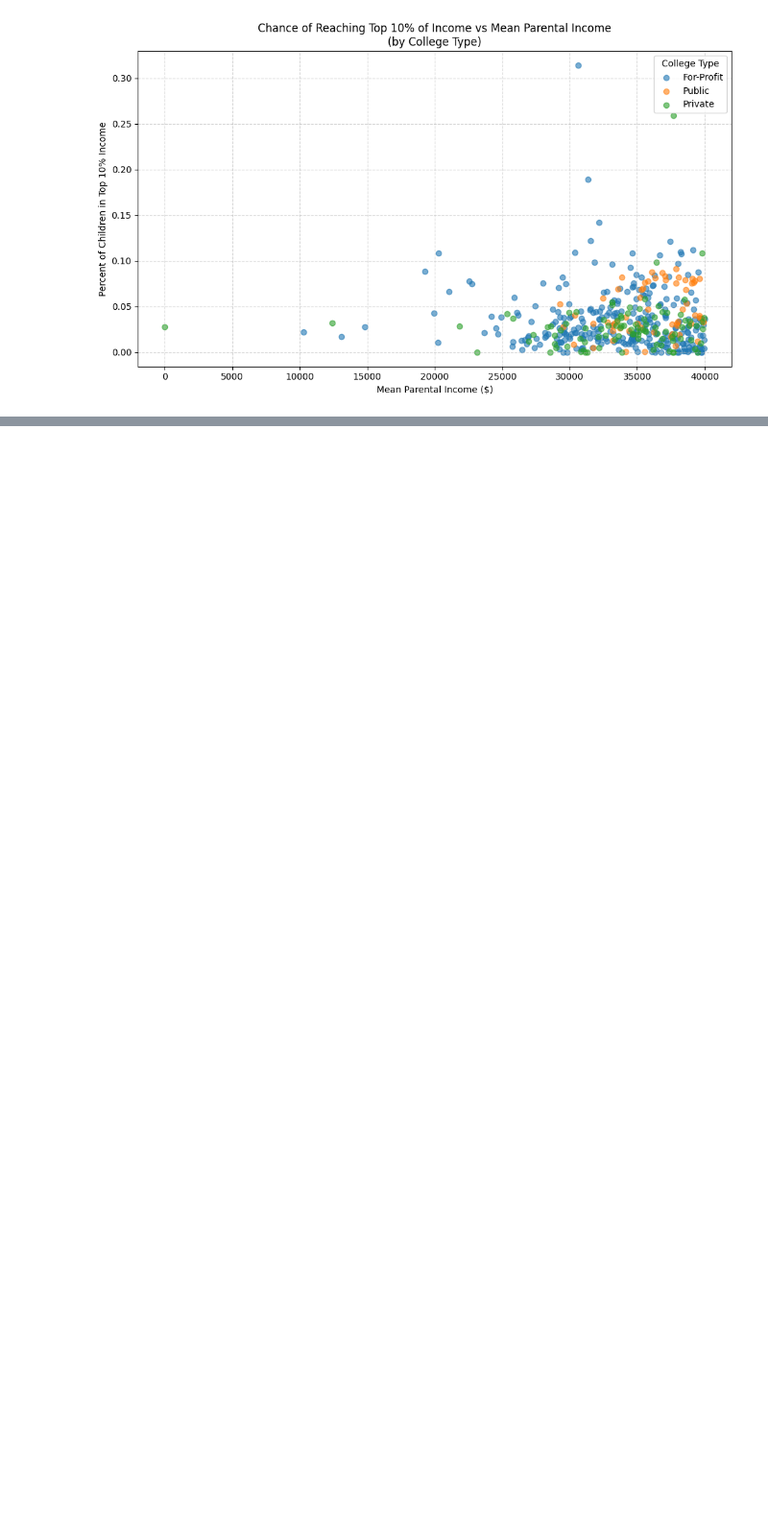
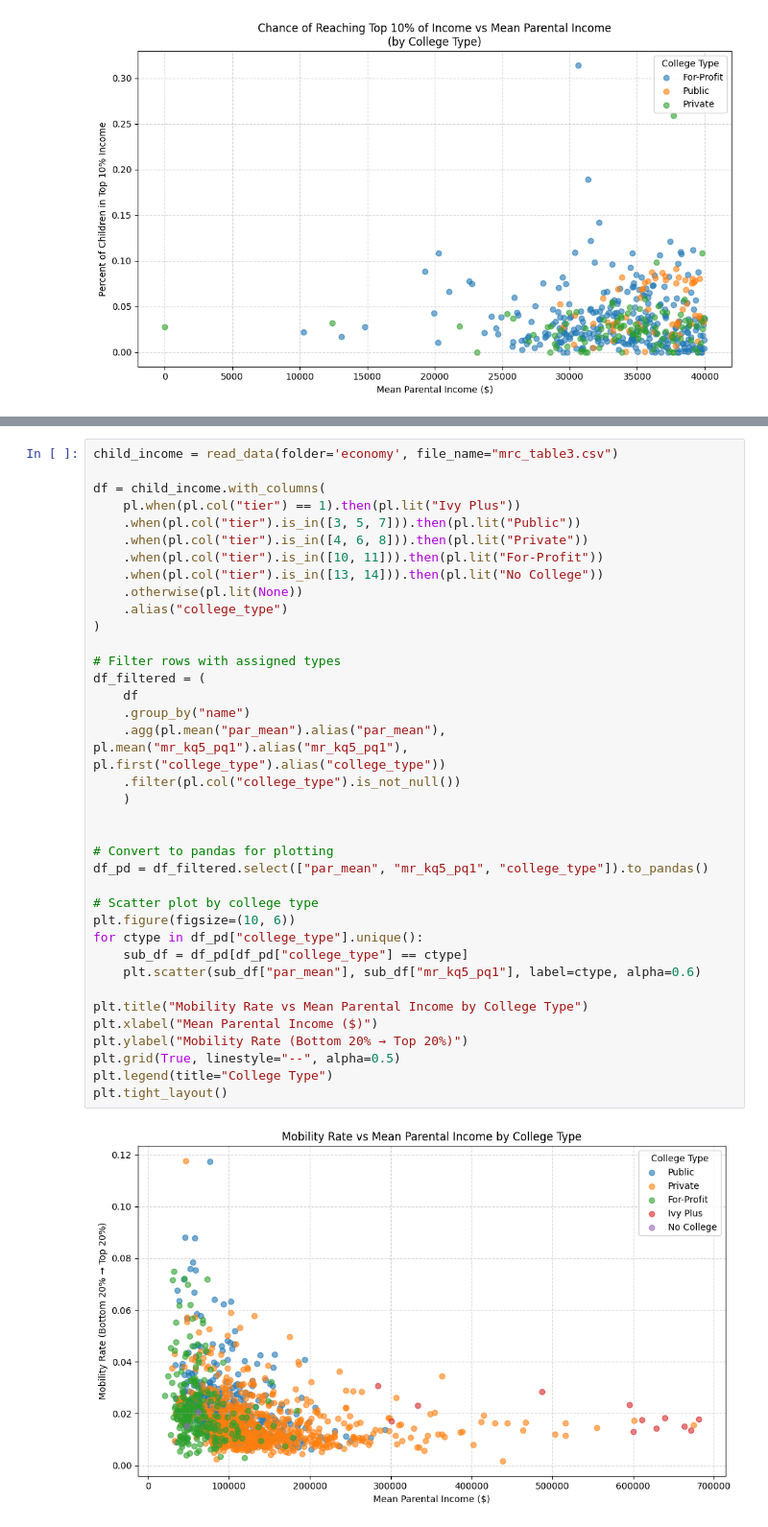
Before and after one commit to brendandoner-breathetransport/breathe, a Jupyter notebook: notebooks/pipeline_fairness.ipynb, the cells around one changed output, grey strips where cells are left out. Shown at 96% size. Cells and saved outputs as stored; diff of their text form; blank space fills up the shorter version.

```diff
--- a/notebooks/pipeline_fairness.ipynb
+++ b/notebooks/pipeline_fairness.ipynb
@@ -573,0 +607,39 @@ for ctype in df_pd["college_type"].unique():
+# %%
+child_income = read_data(folder='economy', file_name="mrc_table3.csv")
+
+df = child_income.with_columns(
+    pl.when(pl.col("tier") == 1).then(pl.lit("Ivy Plus"))
+    .when(pl.col("tier").is_in([3, 5, 7])).then(pl.lit("Public"))
+    .when(pl.col("tier").is_in([4, 6, 8])).then(pl.lit("Private"))
+    .when(pl.col("tier").is_in([10, 11])).then(pl.lit("For-Profit"))
+    .when(pl.col("tier").is_in([13, 14])).then(pl.lit("No College"))
+    .otherwise(pl.lit(None))
+    .alias("college_type")
+)
+
+# Filter rows with assigned types
+df_filtered = (
+    df
+    .group_by("name")
+    .agg(pl.mean("par_mean").alias("par_mean"), pl.mean("mr_kq5_pq1").alias("mr_kq5_pq1"), pl.first("college_type").alias("college_type"))
+    .filter(pl.col("college_type").is_not_null())
+    )
+
+
+# Convert to pandas for plotting
+df_pd = df_filtered.select(["par_mean", "mr_kq5_pq1", "college_type"]).to_pandas()
+
+# Scatter plot by college type
+plt.figure(figsize=(10, 6))
+for ctype in df_pd["college_type"].unique():
+    sub_df = df_pd[df_pd["college_type"] == ctype]
+    plt.scatter(sub_df["par_mean"], sub_df["mr_kq5_pq1"], label=ctype, alpha=0.6)
+
+plt.title("Mobility Rate vs Mean Parental Income by College Type")
+plt.xlabel("Mean Parental Income ($)")
+plt.ylabel("Mobility Rate (Bottom 20% → Top 20%)")
+plt.grid(True, linestyle="--", alpha=0.5)
+plt.legend(title="College Type")
+plt.tight_layout()
+# %% [output]
+[figure, added]
```
Also changed, not shown: parts of 9 cells of this notebook.
